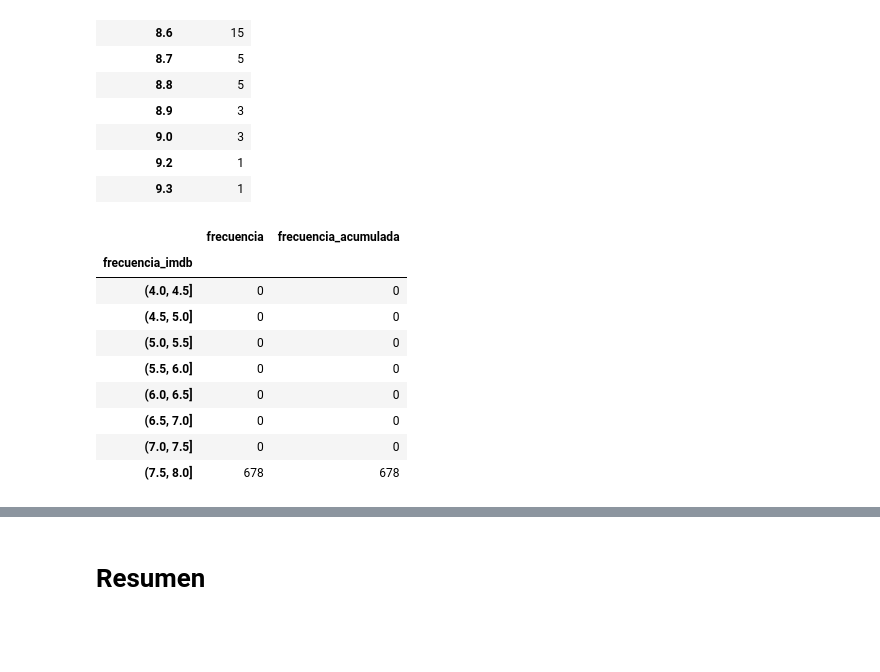
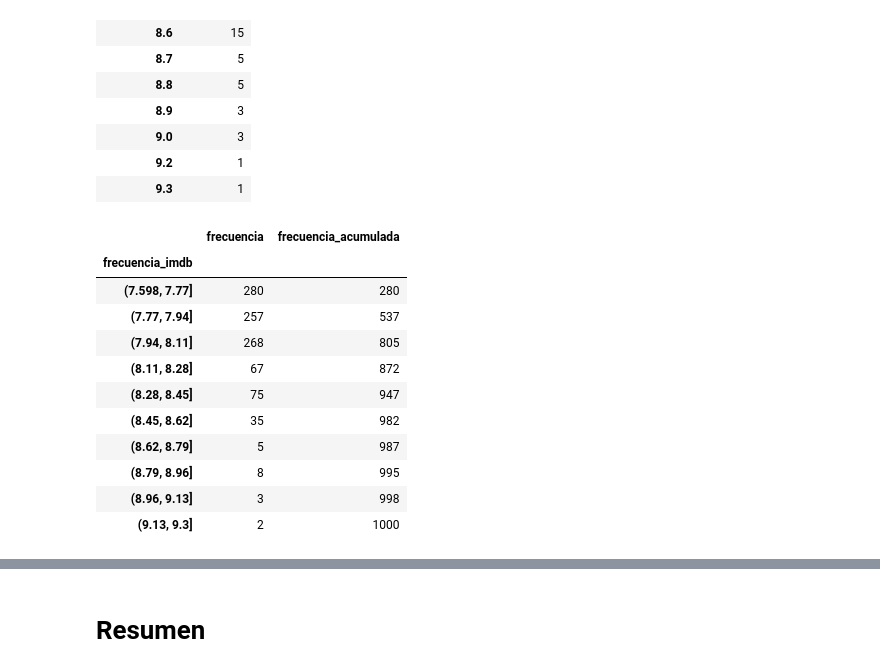
Before and after one commit to Adalab/DA-promoC-modulo-02-Marina-Lourdes-Ana, a Jupyter notebook: Estadistica/02-Estadistica-02.ipynb, the cells around one changed output, grey strips where cells are left out. Cells and saved outputs as stored; diff of their text form; code cells hidden in the pictures; blank space fills up the shorter version.

```diff
--- a/Estadistica/02-Estadistica-02.ipynb
+++ b/Estadistica/02-Estadistica-02.ipynb
@@ -153,22 +156,24 @@ frecuencia_imdb
 | 9.3 | 1 |
 # %%
 # Frecuencia acumulada
-bins = np.arange(4, 8+0.5, 0.5)
-df_csv["frecuencia_imdb"] = pd.cut(df_csv["IMDB_Rating"], bins=bins)
+
+df_csv["frecuencia_imdb"] = pd.cut(df_csv["IMDB_Rating"], bins=10)
 frecuencia_grop = df_csv.groupby("frecuencia_imdb")
 frecuencia_coun =  frecuencia_grop.agg(frecuencia=("IMDB_Rating", "count"))
     # Calculamos una nueva columna del DataFrame llamada frecuencia acumulada usando cumsum() sobre la frecuencia
 frecuencia_coun["frecuencia_acumulada"] = frecuencia_coun["frecuencia"].cumsum()
     # Visualizamos el DataFrame resultado
 frecuencia_coun
 # %% [output]
 |  | frecuencia | frecuencia_acumulada |
 | frecuencia_imdb |  |  |
-| (4.0, 4.5] | 0 | 0 |
-| (4.5, 5.0] | 0 | 0 |
-| (5.0, 5.5] | 0 | 0 |
-| (5.5, 6.0] | 0 | 0 |
-| (6.0, 6.5] | 0 | 0 |
-| (6.5, 7.0] | 0 | 0 |
-| (7.0, 7.5] | 0 | 0 |
-| (7.5, 8.0] | 678 | 678 |
+| (7.598, 7.77] | 280 | 280 |
+| (7.77, 7.94] | 257 | 537 |
+| (7.94, 8.11] | 268 | 805 |
+| (8.11, 8.28] | 67 | 872 |
+| (8.28, 8.45] | 75 | 947 |
+| (8.45, 8.62] | 35 | 982 |
+| (8.62, 8.79] | 5 | 987 |
+| (8.79, 8.96] | 8 | 995 |
+| (8.96, 9.13] | 3 | 998 |
+| (9.13, 9.3] | 2 | 1000 |
```
Also changed, not shown: parts of 10 cells of this notebook, 2 other files.
